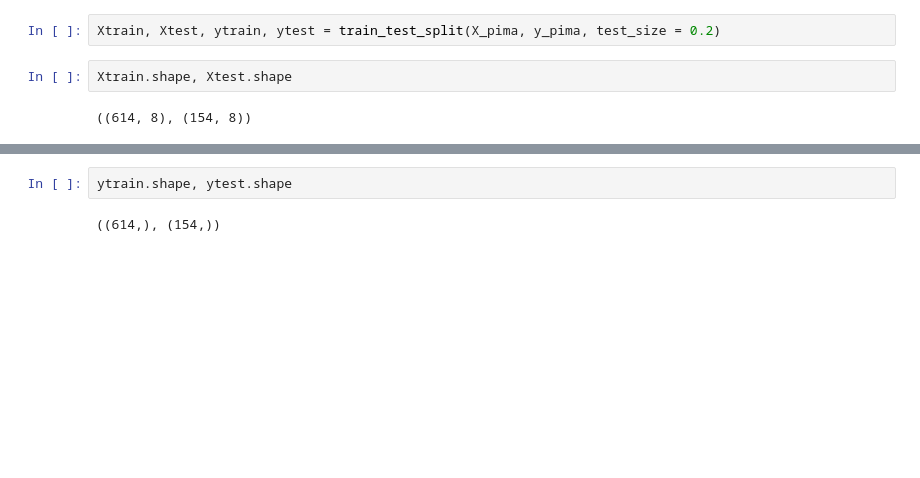
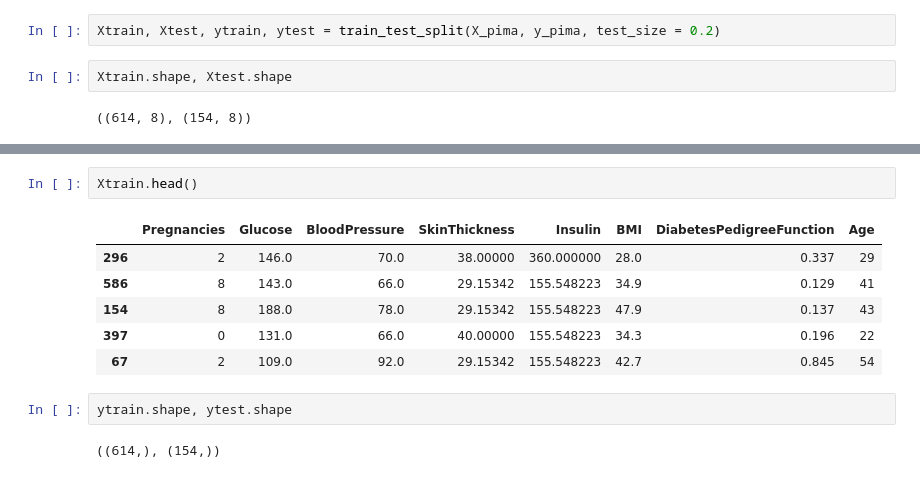
Before and after one commit to honghanhh/mci_python_33a8_l1, a Jupyter notebook: Live Slides/Live Lecture 10/maintn_Capstone Project.ipynb, the cells around one changed output, grey strips where cells are left out. Saved outputs shown, nothing was run; the diff lists cells and outputs as text; blank space fills up the shorter version.

```diff
--- a/Live Slides/Live Lecture 10/maintn_Capstone Project.ipynb
+++ b/Live Slides/Live Lecture 10/maintn_Capstone Project.ipynb
@@ -439,3 +448,12 @@ Xtrain.shape, Xtest.shape
+# %%
+Xtrain.head()
+# %% [output]
+|  | Pregnancies | Glucose | BloodPressure | SkinThickness | Insulin | BMI | DiabetesPedigreeFunction | Age |
+| 296 | 2 | 146.0 | 70.0 | 38.00000 | 360.000000 | 28.0 | 0.337 | 29 |
+| 586 | 8 | 143.0 | 66.0 | 29.15342 | 155.548223 | 34.9 | 0.129 | 41 |
+| 154 | 8 | 188.0 | 78.0 | 29.15342 | 155.548223 | 47.9 | 0.137 | 43 |
+| 397 | 0 | 131.0 | 66.0 | 40.00000 | 155.548223 | 34.3 | 0.196 | 22 |
+| 67 | 2 | 109.0 | 92.0 | 29.15342 | 155.548223 | 42.7 | 0.845 | 54 |
 # %%
 ytrain.shape, ytest.shape
 # %% [output]
```
Also changed, not shown: parts of 2 cells of this notebook.
